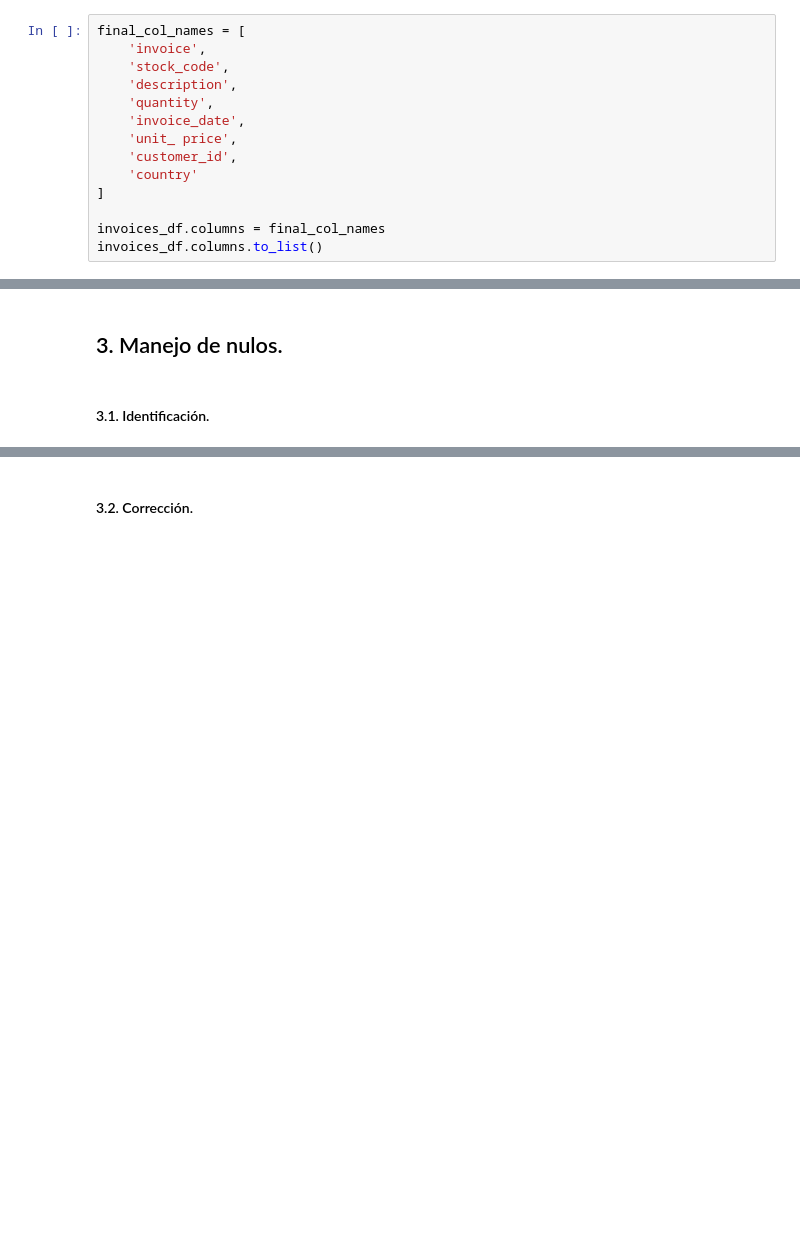
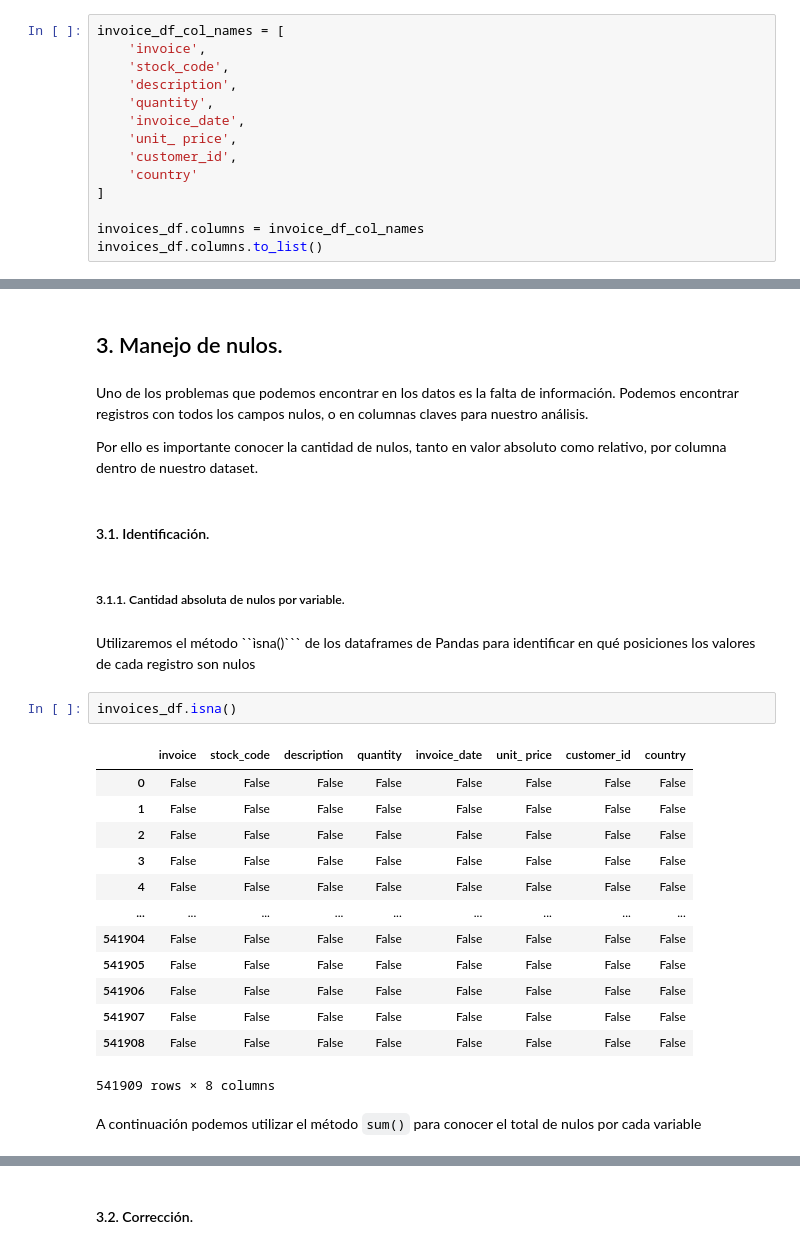
Before and after one commit to ismaelcazalilla/acceso_limpieza_datos, a Jupyter notebook: notebooks/limpieza.ipynb, the cells around one changed output, grey strips where cells are left out. Drawn from its saved outputs; the diff is of its cells as text; blank space fills up the shorter version.

````diff
--- a/notebooks/limpieza.ipynb
+++ b/notebooks/limpieza.ipynb
@@ -159,7 +159,7 @@ invoices_df.columns.to_list()
  'customer_id',
  'country']
 # %%
-final_col_names = [
+invoice_df_col_names = [
     'invoice',
     'stock_code',
     'description',
@@ -170,7 +170,7 @@ final_col_names = [
     'country'
 ]
 
-invoices_df.columns = final_col_names
+invoices_df.columns = invoice_df_col_names
 invoices_df.columns.to_list()
 # %% [output]
 ['invoice',
@@ -183,5 +183,31 @@ invoices_df.columns.to_list()
  'country']
 # %% [markdown]
 ## 3. Manejo de nulos.
+# %% [markdown]
+Uno de los problemas que podemos encontrar en los datos es la falta de información. Podemos encontrar registros con todos los campos nulos, o en columnas claves para nuestro análisis.
+
+Por ello es importante conocer la cantidad de nulos, tanto en valor absoluto como relativo, por columna dentro de nuestro dataset.
 # %% [markdown]
 #### 3.1. Identificación.
+# %% [markdown]
+##### 3.1.1. Cantidad absoluta de nulos por variable.
+# %% [markdown]
+Utilizaremos el método ``ìsna()``` de los dataframes de Pandas para identificar en qué posiciones los valores de cada registro son nulos
+# %%
+invoices_df.isna()
+# %% [output]
+|  | invoice | stock_code | description | quantity | invoice_date | unit_ price | customer_id | country |
+| 0 | False | False | False | False | False | False | False | False |
+| 1 | False | False | False | False | False | False | False | False |
+| 2 | False | False | False | False | False | False | False | False |
+| 3 | False | False | False | False | False | False | False | False |
+| 4 | False | False | False | False | False | False | False | False |
+| ... | ... | ... | ... | ... | ... | ... | ... | ... |
+| 541904 | False | False | False | False | False | False | False | False |
+| 541905 | False | False | False | False | False | False | False | False |
+| 541906 | False | False | False | False | False | False | False | False |
+| 541907 | False | False | False | False | False | False | False | False |
+| 541908 | False | False | False | False | False | False | False | False |
+541909 rows × 8 columns
+# %% [markdown]
+A continuación podemos utilizar el método ```sum()``` para conocer el total de nulos por cada variable
````
Also changed, not shown: parts of 18 cells of this notebook.
